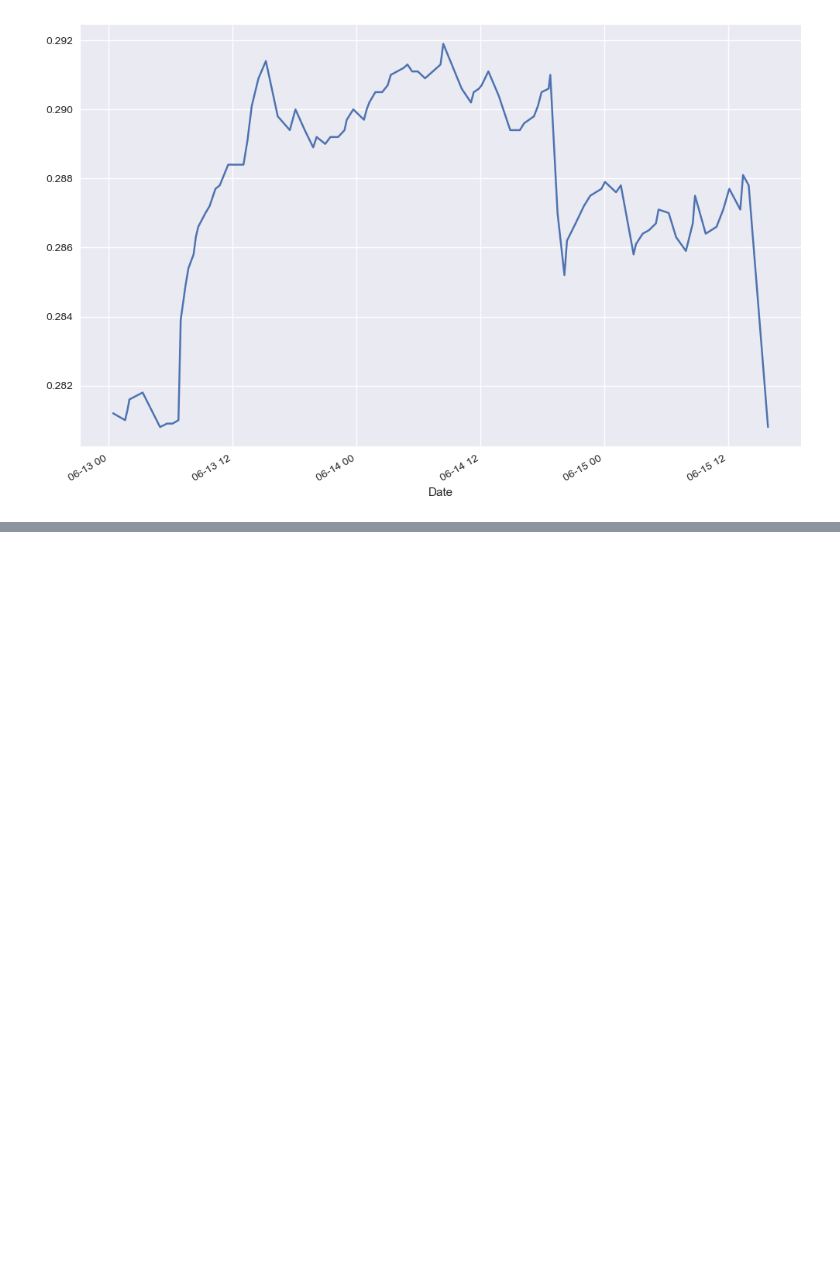
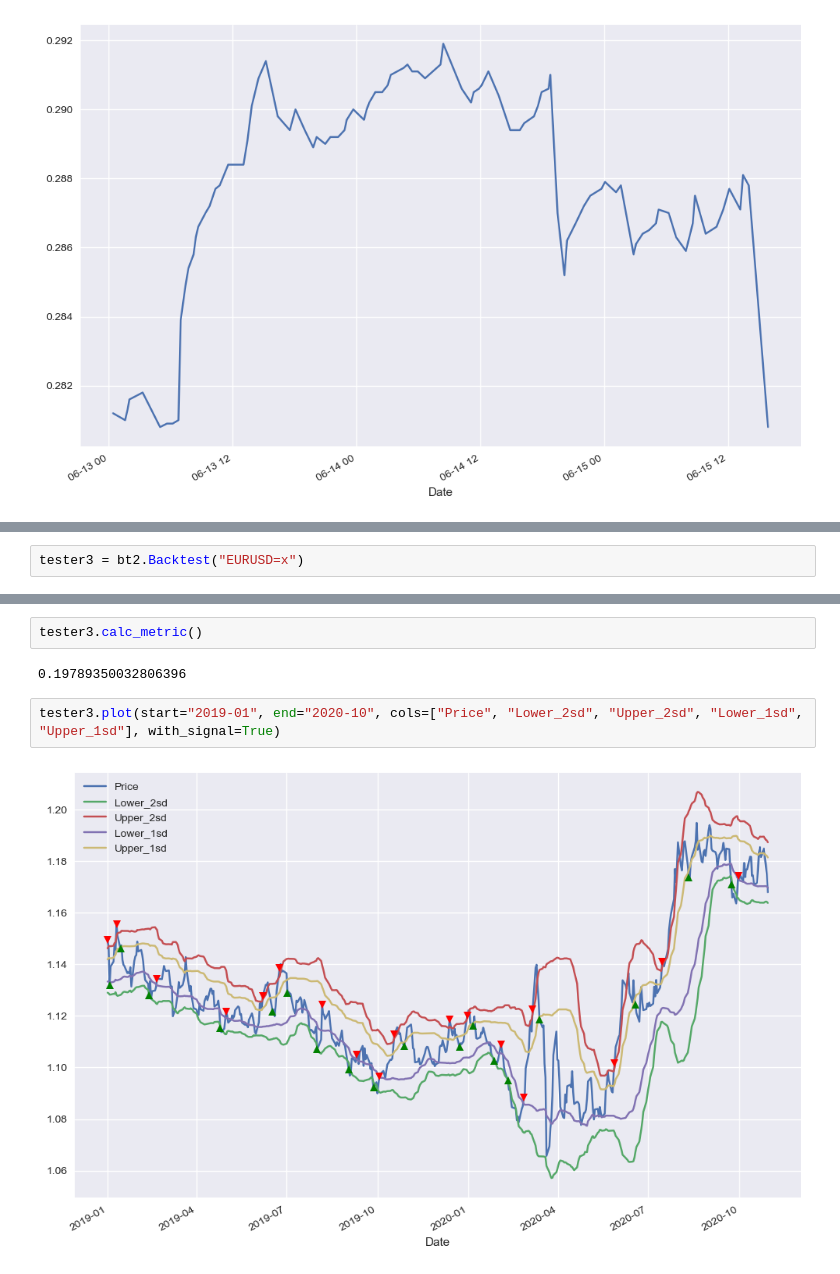
Before and after one commit to akiraawan/Algorithmic_Trading, a Jupyter notebook: MeanReversionStrategy/MeanReversionStategy.ipynb, the cells around one changed output, grey strips where cells are left out. Cells and saved outputs as stored; diff of their text form; blank space fills up the shorter version.

```diff
--- a/MeanReversionStrategy/MeanReversionStategy.ipynb
+++ b/MeanReversionStrategy/MeanReversionStategy.ipynb
@@ -98,0 +123,2 @@ tester2.plot_PnL(start="2023-06-13", cumulative=True)
+# %%
+tester3 = bt2.Backtest("EURUSD=x")
@@ -98,0 +163,8 @@ tester2.plot_PnL(start="2023-06-13", cumulative=True)
+# %%
+tester3.calc_metric()
+# %% [output]
+0.19789350032806396
+# %%
+tester3.plot(start="2019-01", end="2020-10", cols=["Price", "Lower_2sd", "Upper_2sd", "Lower_1sd", "Upper_1sd"], with_signal=True)
+# %% [output]
+[figure, added]
```
Also changed, not shown: parts of 10 cells of this notebook, 1 other file.
